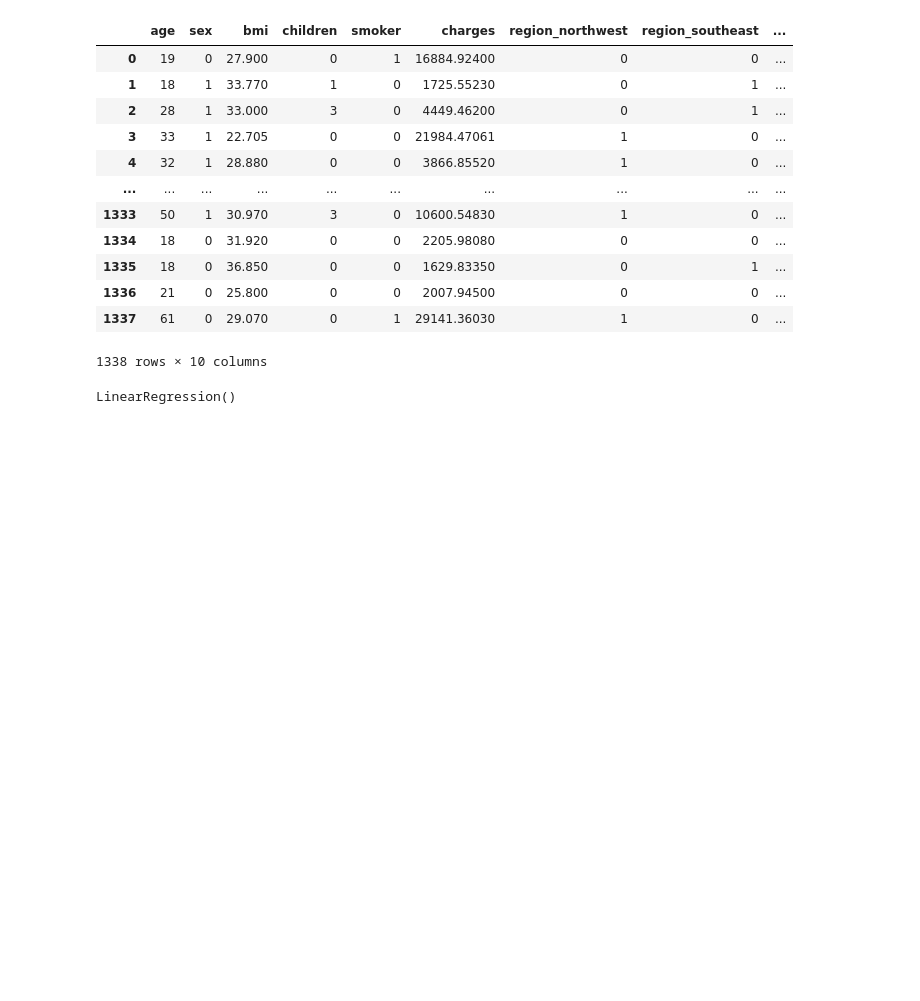
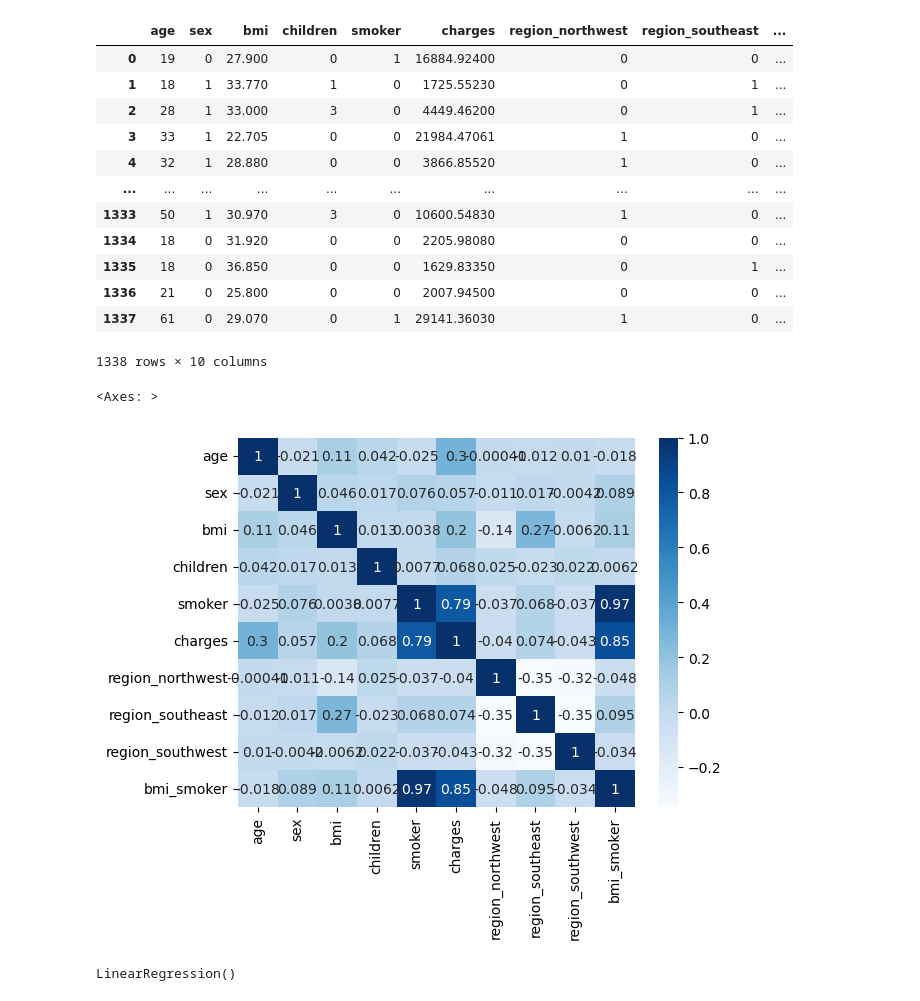
Before and after one commit to poorva-r/Medical-Expenditure-Prediction-ML-Python-Gradio, a Jupyter notebook: Medical_Insurance_Payout.ipynb, the cells around one changed output. Cells and saved outputs as stored; diff of their text form; code cells hidden in the pictures; blank space fills up the shorter version.

```diff
--- a/Medical_Insurance_Payout.ipynb
+++ b/Medical_Insurance_Payout.ipynb
@@ -329,6 +335,11 @@ df
 | 1336 | 21 | 0 | 25.800 | 0 | 0 | 2007.94500 | 0 | 0 | ... |
 | 1337 | 61 | 0 | 29.070 | 0 | 1 | 29141.36030 | 1 | 0 | ... |
 1338 rows × 10 columns
+# %%
+sns.heatmap(df.corr(),cmap = 'Blues', annot = True)
+# %% [output]
+<Axes: >
+[figure, added]
 # %%
 X = df.drop('charges', axis = 1)
 y = df['charges']
```
Also changed, not shown: parts of 30 cells of this notebook.
